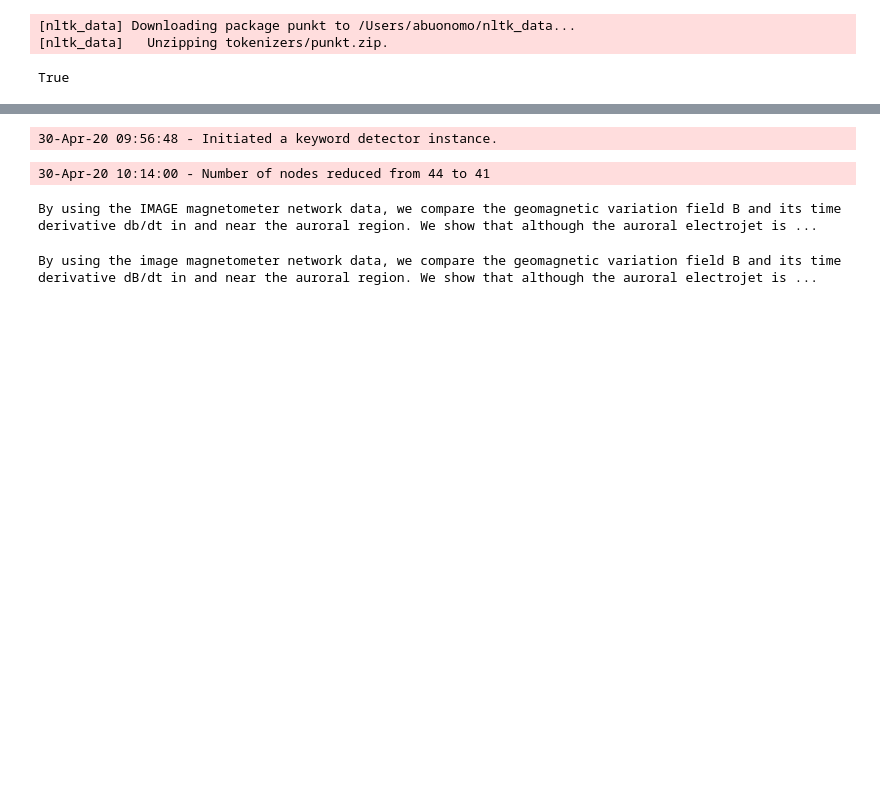
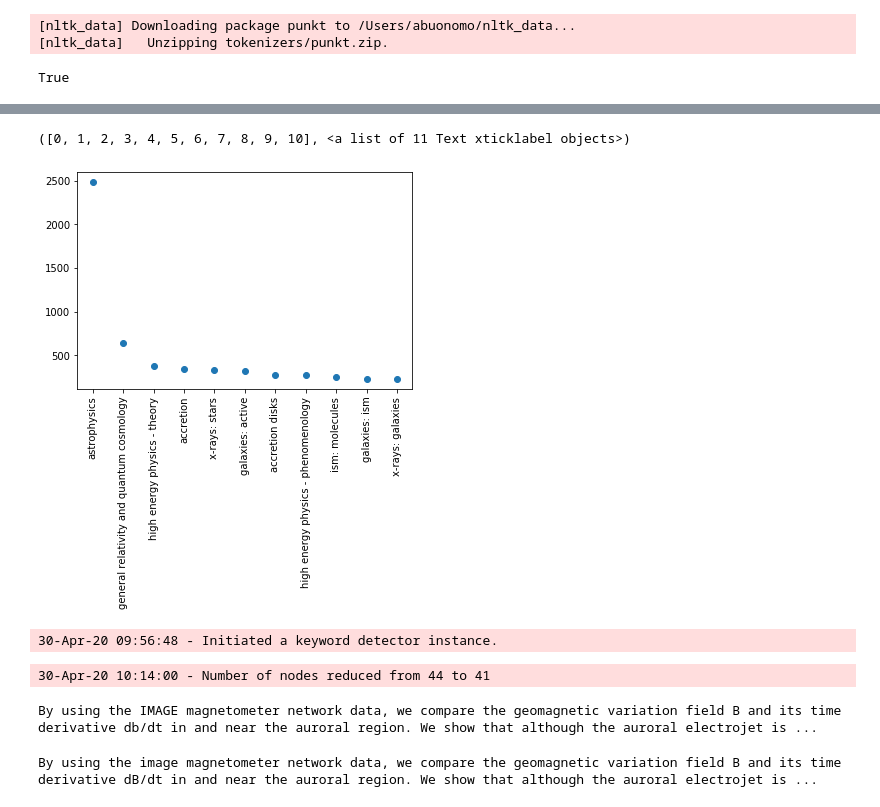
Before and after one commit to abuonomo/topic-emergence-ADS, a Jupyter notebook: notebook/arb-09-keyword-extraction-methods.ipynb, the cells around one changed output, grey strips where cells are left out. Cells and saved outputs as stored; diff of their text form; code cells hidden in the pictures; blank space fills up the shorter version.

```diff
--- a/notebook/arb-09-keyword-extraction-methods.ipynb
+++ b/notebook/arb-09-keyword-extraction-methods.ipynb
@@ -40,2 +48,8 @@ import numpy as np
 # %%
 NLP = spacy.load("en_core_web_sm")
+# %%
+infile = Path("../data/full_04_01_2020/kwds.jsonl")
+# %%
+chunks = pd.read_json(infile, orient='records', lines=True, chunksize=10_000)
+# %%
+df = next(chunks)
@@ -41,0 +58,8 @@ NLP = spacy.load("en_core_web_sm")
+# %%
+vc = df['keyword'].explode().str.lower().value_counts()
+# %%
+plt.plot(vc.index[0:11], vc[0:11], 'o')
+plt.xticks(rotation=90)
+# %% [output]
+([0, 1, 2, 3, 4, 5, 6, 7, 8, 9, 10], <a list of 11 Text xticklabel objects>)
+[figure, added]
```
Also changed, not shown: parts of 6 cells of this notebook, 1 other file.
